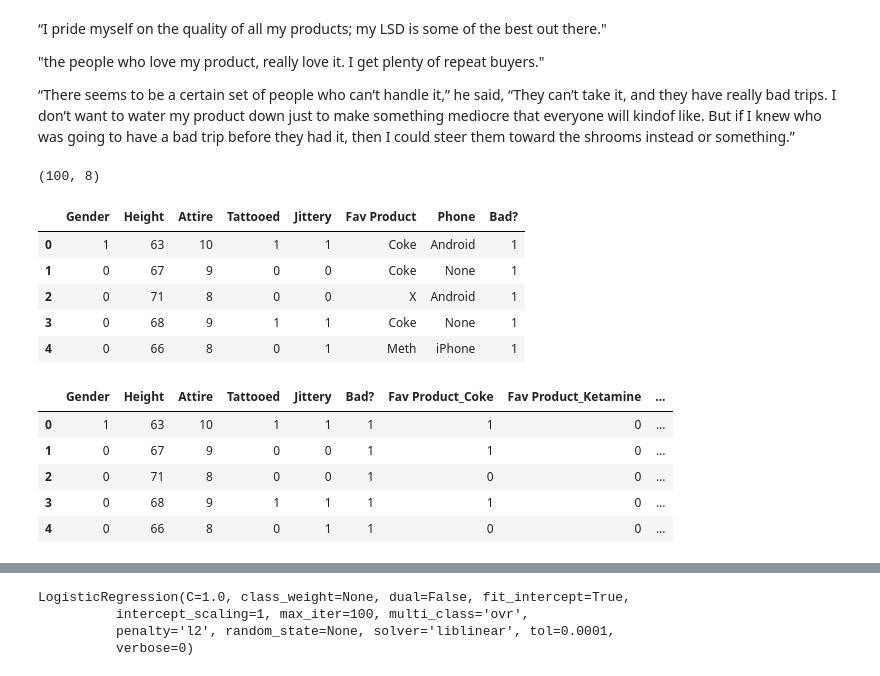
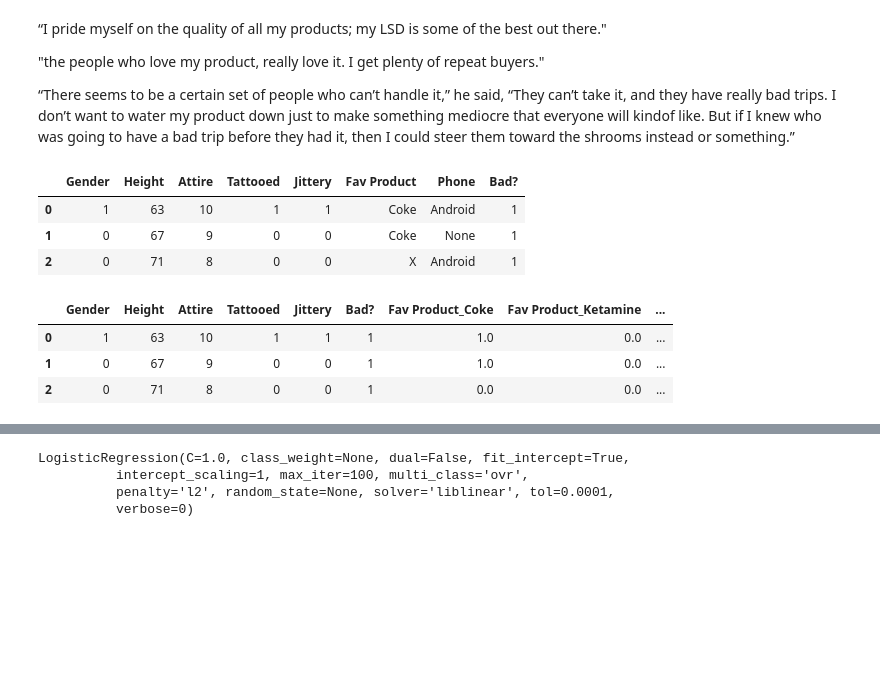
Before and after one commit to shchao53/ASTR596_Practical_ML, a Jupyter notebook: ASTR596_presentation.ipynb, the cells around one changed output, grey strips where cells are left out. Drawn from its saved outputs; the diff is of its cells as text; code cells hidden in the pictures; blank space fills up the shorter version.

```diff
--- a/ASTR596_presentation.ipynb
+++ b/ASTR596_presentation.ipynb
@@ -26,28 +29,23 @@ http://analyticsmadeskeezy.com/2013/04/25/prediction-intervals/
 
 “There seems to be a certain set of people who can’t handle it,” he said, “They can’t take it, and they have really bad trips. I don’t want to water my product down just to make something mediocre that everyone will kindof like. But if I knew who was going to have a bad trip before they had it, then I could steer them toward the shrooms instead or something.”
 # %%
+# Load data
 df_raw_bad_trip = pd.read_csv('1.LogistcRegressionLSD.csv')
-print df_raw_bad_trip.shape
-df_raw_bad_trip.head()
+df_raw_bad_trip.head(3)
 # %% [output]
-(100, 8)
 |  | Gender | Height | Attire | Tattooed | Jittery | Fav Product | Phone | Bad? |
 | 0 | 1 | 63 | 10 | 1 | 1 | Coke | Android | 1 |
 | 1 | 0 | 67 | 9 | 0 | 0 | Coke | None | 1 |
 | 2 | 0 | 71 | 8 | 0 | 0 | X | Android | 1 |
-| 3 | 0 | 68 | 9 | 1 | 1 | Coke | None | 1 |
-| 4 | 0 | 66 | 8 | 0 | 1 | Meth | iPhone | 1 |
 # %%
 df_ca_cols = df_raw_bad_trip[['Fav Product', 'Phone']]
 df_ca_cols_vec = pd.get_dummies(df_ca_cols)
 df_bad_trip = df_raw_bad_trip.drop(['Fav Product', 'Phone'], axis=1) \
                              .join(df_ca_cols_vec)
-df_bad_trip.head()
+df_bad_trip.head(3)
 # %% [output]
 |  | Gender | Height | Attire | Tattooed | Jittery | Bad? | Fav Product_Coke | Fav Product_Ketamine | ... |
-| 0 | 1 | 63 | 10 | 1 | 1 | 1 | 1 | 0 | ... |
-| 1 | 0 | 67 | 9 | 0 | 0 | 1 | 1 | 0 | ... |
-| 2 | 0 | 71 | 8 | 0 | 0 | 1 | 0 | 0 | ... |
-| 3 | 0 | 68 | 9 | 1 | 1 | 1 | 1 | 0 | ... |
-| 4 | 0 | 66 | 8 | 0 | 1 | 1 | 0 | 0 | ... |
+| 0 | 1 | 63 | 10 | 1 | 1 | 1 | 1.0 | 0.0 | ... |
+| 1 | 0 | 67 | 9 | 0 | 0 | 1 | 1.0 | 0.0 | ... |
+| 2 | 0 | 71 | 8 | 0 | 0 | 1 | 0.0 | 0.0 | ... |
 # %%
```
Also changed, not shown: parts of 11 cells of this notebook.
